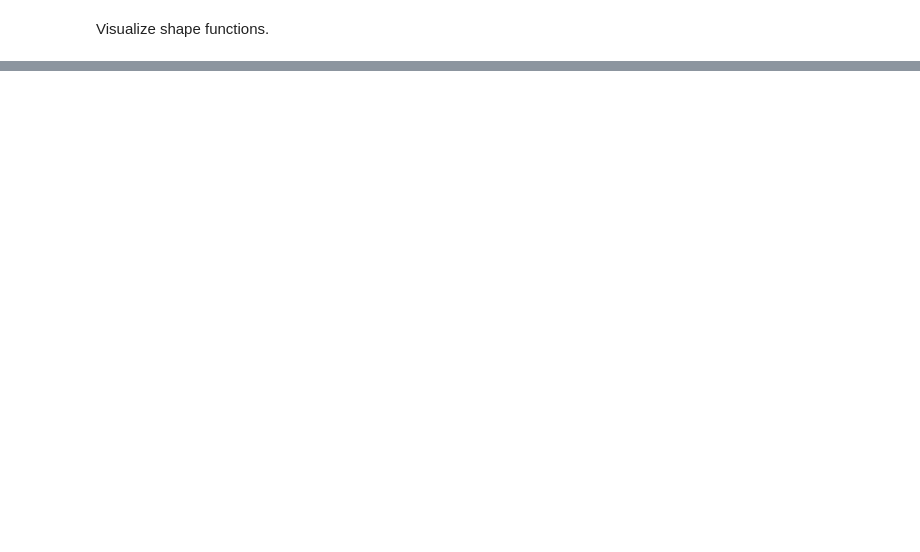
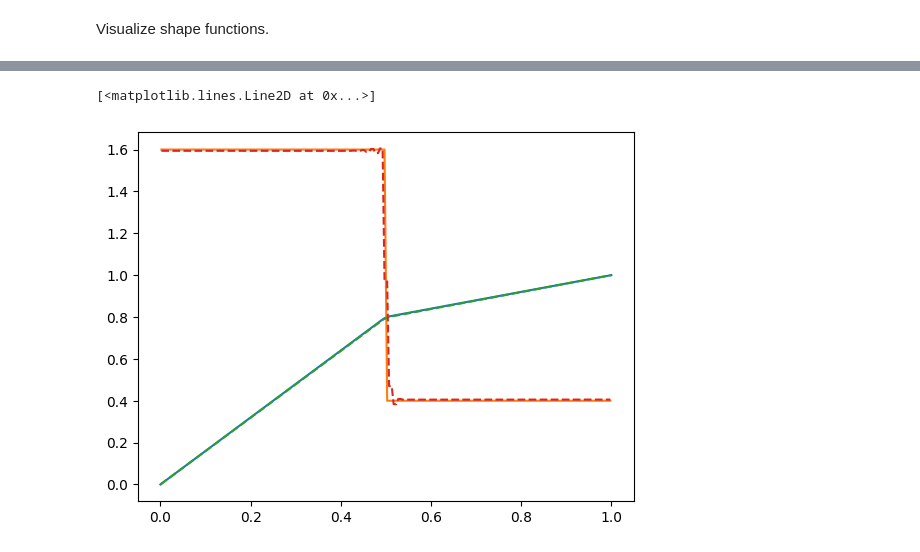
Before and after one commit to natrask/ENM5310, a Jupyter notebook: FEM_tutorial_PDEconstrainedopt.ipynb, the cells around one changed output, grey strips where cells are left out. Cells and saved outputs as stored; diff of their text form; code cells hidden in the pictures; blank space fills up the shorter version.

```diff
--- a/FEM_tutorial_PDEconstrainedopt.ipynb
+++ b/FEM_tutorial_PDEconstrainedopt.ipynb
@@ -44,7 +39,7 @@ xq = np.sort(np.concatenate([xql,xqr],axis=0))
 quad_basisEval = evalPhi_i(xq)
 
 # Build up parameterization of kappa as a finite element field
-kappa_nodal = tf.Variable(np.ones(meshsize),dtype=tf.float64)
+kappa_nodal = tf.exp(tf.Variable(np.zeros(meshsize),dtype=tf.float64))
 kappa_quadpts = tf.einsum('nq,n->q',quad_basisEval,kappa_nodal)
 # %%
 
@@ -67,25 +59,25 @@ ubc_right = 1.0
 ubc_left = 0.0
 forcing = 0.0
 
-projForcing = tf.einsum('ij,j->i',Mnodal,forcing*np.ones(meshsize))
+projForcing = tf.einsum('ij,j->i',Mnodal,np.ones(meshsize))
 solution_mat = tf.concat([tf.expand_dims(tf.one_hot(0,meshsize,dtype=tf.float64),0),
  Snodal[1:meshsize-1,:],
  tf.expand_dims(tf.one_hot(meshsize-1,meshsize,dtype=tf.float64),0)],
           axis=0)
 solution_rhs = tf.concat([ubc_left*tf.ones((1,),dtype=tf.float64),
-                          projForcing[1:meshsize-1],
+                          forcing*projForcing[1:meshsize-1],
                  ubc_right*tf.ones((1,),dtype=tf.float64)],axis=0)
 
 u_sol = tf.linalg.solve(solution_mat,tf.expand_dims(solution_rhs,1))
-dx_sol = tf.einsum('iz,iq,qz->q',u_sol,evalGradPhi_i(xq),evalKappa(xq))
+dx_sol = tf.einsum('iz,iq->q',u_sol,evalGradPhi_i(xq))
 # %%
 u_target = tf.placeholder(dtype=tf.float64,shape=(meshsize,1))
 LOSS_u = tf.reduce_sum((u_sol-u_target)**2)
-dudx_target = tf.placeholder(dtype=tf.float64,shape=(meshsize,1))
-LOSS_dudx = tf.reduce_sum((dx_sol-dudx_target)**2)
+dudx_target = tf.placeholder(dtype=tf.float64,shape=(2*(meshsize-1),1))
+LOSS_dudx = tf.reduce_sum((tf.expand_dims(dx_sol,-1)-dudx_target)**2)
 
 epsilon = 1.0
-LOSS_total = LOSS_u + epsilon**2*LOSS_dudx
+LOSS_total = 0.0*LOSS_u + epsilon**2*LOSS_dudx
 
-optimizer_step = tf.train.AdamOptimizer(learning_rate=0.001).minimize(CE_LOSS)
+optimizer_step = tf.train.AdamOptimizer(learning_rate=0.001).minimize(LOSS_total)
 sess.run(tf.global_variables_initializer()) #initialize model
@@ -91,0 +124,7 @@ sess.run(tf.global_variables_initializer()) #initialize model
+# %%
+for cnt in range(2000):
+  if cnt%200==0:
+    print(cnt, 'LOSS ',sess.run(LOSS_total,feed_dict=data_dict))
+    print('   sol error '+str(np.mean(np.abs(sess.run(u_sol) - ut_nodes)**2)))
+    print('   grad error '+str(np.mean(np.abs(sess.run(tf.expand_dims(dx_sol,-1))-dudxt_nodes)**2)))
+  sess.run(optimizer_step,feed_dict=data_dict)
@@ -91,0 +149,9 @@ sess.run(tf.global_variables_initializer()) #initialize model
+# %%
+plt.plot(points,ut_nodes)
+plt.plot(xq,dudxt_nodes)
+data_dict = {u_target:ut_nodes,dudx_target:dudxt_nodes}
+plt.plot(points,sess.run(u_sol),'--')
+plt.plot(xq,sess.run(dx_sol),'--')
+# %% [output]
+[<matplotlib.lines.Line2D at 0x...>]
+[figure, added]
```
Also changed, not shown: parts of 6 cells of this notebook.
